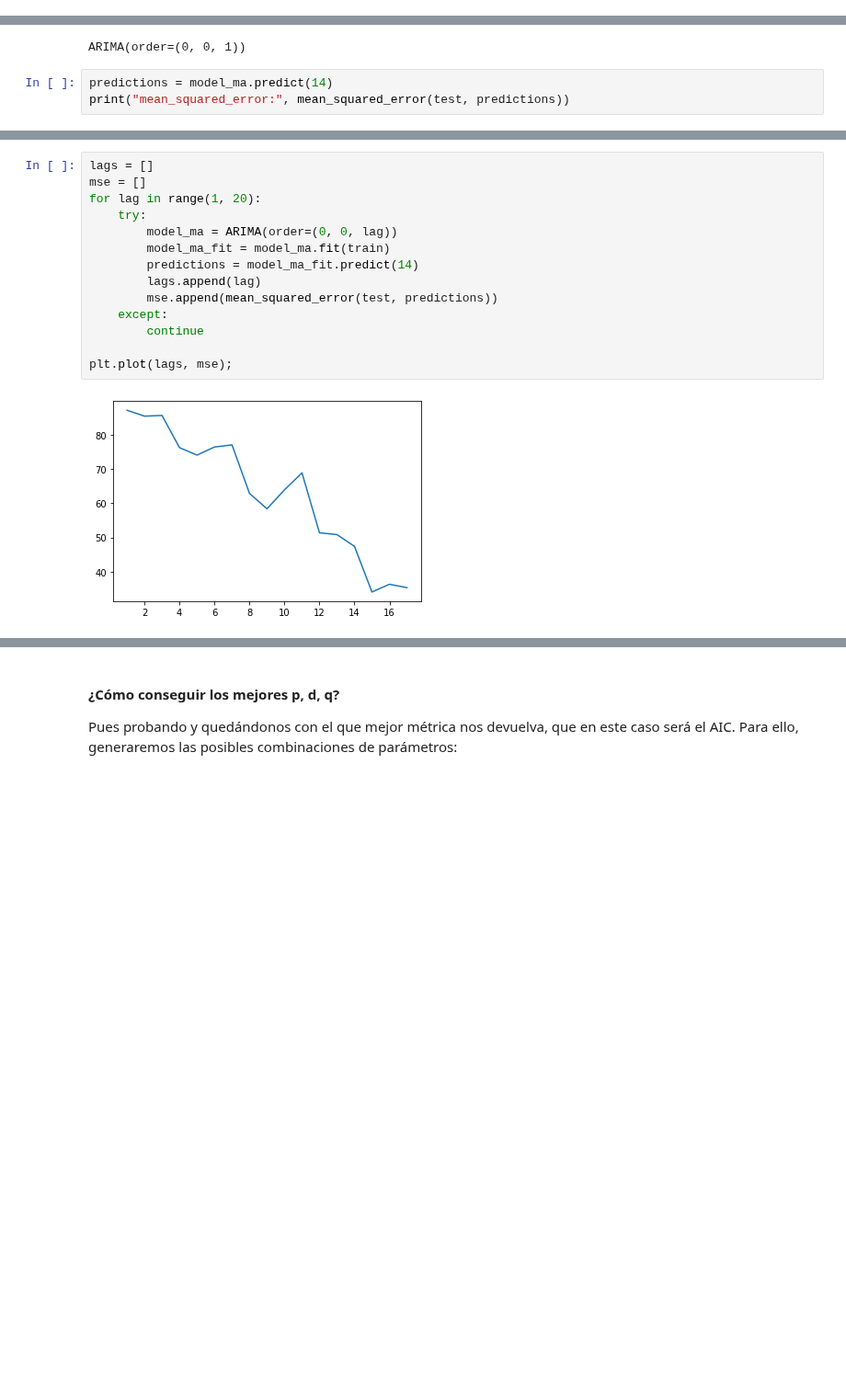
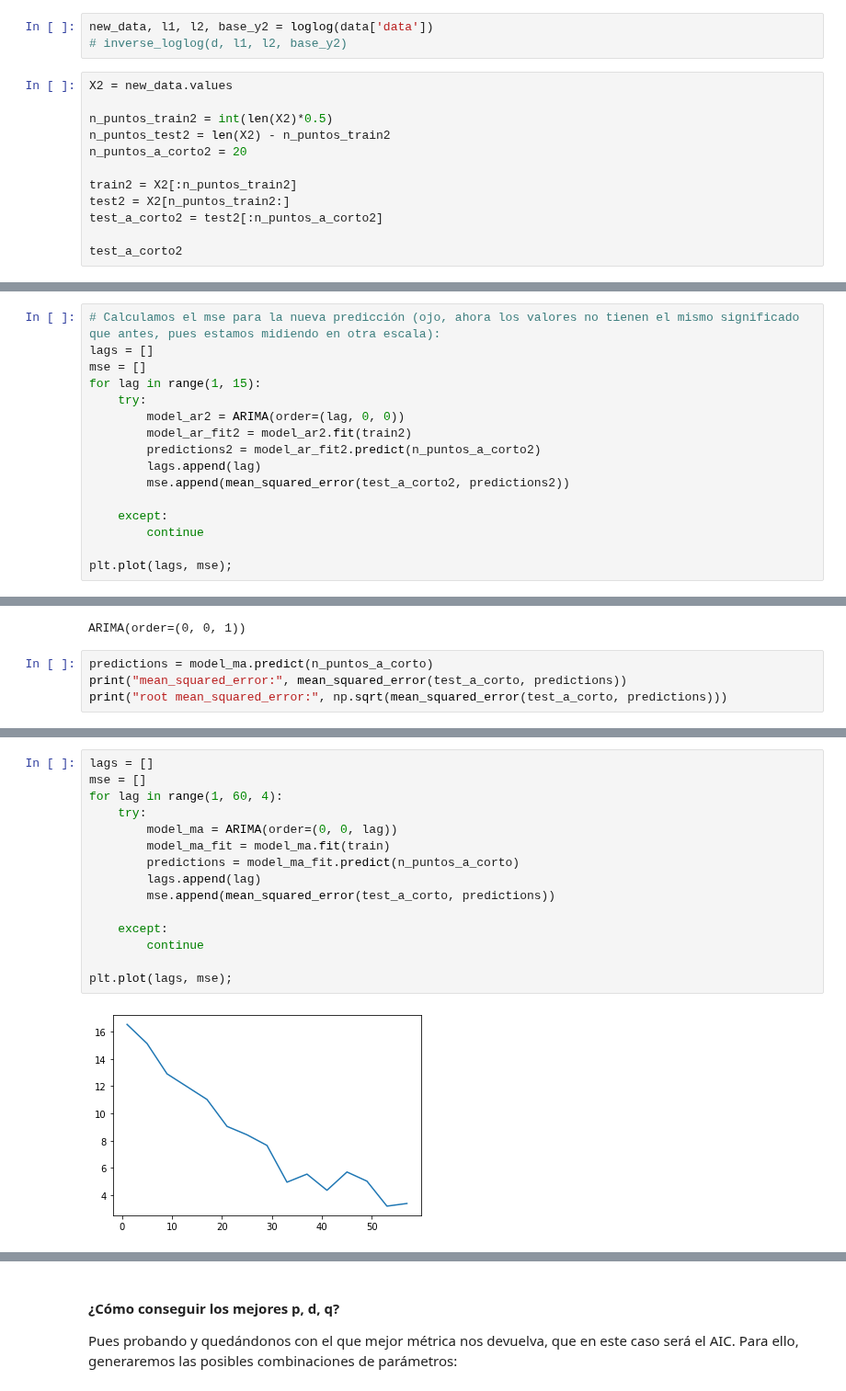
Before and after one commit to franciscocanon-thebridge/bootcamp_thebridge_PTSep20, a Jupyter notebook: Bloque 3 - Machine Learning/03_Time_Series/03_ARIMA.ipynb, the cells around one changed output, grey strips where cells are left out. Shown at 92% size. Drawn from its saved outputs; the diff is of its cells as text; blank space fills up the shorter version.

```diff
--- a/Bloque 3 - Machine Learning/03_Time_Series/03_ARIMA.ipynb
+++ b/Bloque 3 - Machine Learning/03_Time_Series/03_ARIMA.ipynb
@@ -204,0 +318,15 @@ Podemos observar que hasta que llegamos a una ventana de 5 (umbral que se corres
+# %%
+new_data, l1, l2, base_y2 = loglog(data['data'])
+# inverse_loglog(d, l1, l2, base_y2)
+# %%
+X2 = new_data.values
+
+n_puntos_train2 = int(len(X2)*0.5)
+n_puntos_test2 = len(X2) - n_puntos_train2
+n_puntos_a_corto2 = 20
+
+train2 = X2[:n_puntos_train2]
+test2 = X2[n_puntos_train2:]
+test_a_corto2 = test2[:n_puntos_a_corto2]
+
+test_a_corto2
@@ -204,0 +338,16 @@ Podemos observar que hasta que llegamos a una ventana de 5 (umbral que se corres
+# %%
+# Calculamos el mse para la nueva predicción (ojo, ahora los valores no tienen el mismo significado que antes, pues estamos midiendo en otra escala):
+lags = []
+mse = []
+for lag in range(1, 15):
+    try:
+        model_ar2 = ARIMA(order=(lag, 0, 0))
+        model_ar_fit2 = model_ar2.fit(train2)
+        predictions2 = model_ar_fit2.predict(n_puntos_a_corto2)
+        lags.append(lag)
+        mse.append(mean_squared_error(test_a_corto2, predictions2))
+
+    except:
+        continue
+
+plt.plot(lags, mse);
@@ -212,6 +422,7 @@ model_ma.fit(train)
 # %% [output]
 ARIMA(order=(0, 0, 1))
 # %%
-predictions = model_ma.predict(14)
-print("mean_squared_error:", mean_squared_error(test, predictions))
+predictions = model_ma.predict(n_puntos_a_corto)
+print("mean_squared_error:", mean_squared_error(test_a_corto, predictions))
+print("root mean_squared_error:", np.sqrt(mean_squared_error(test_a_corto, predictions)))
 # %% [output]
@@ -226,16 +438,17 @@ No está dando buen resultado. Probaremos entonces varios lags:
 # %%
 lags = []
 mse = []
-for lag in range(1, 20):
+for lag in range(1, 60, 4):
     try:
         model_ma = ARIMA(order=(0, 0, lag))
         model_ma_fit = model_ma.fit(train)
-        predictions = model_ma_fit.predict(14)
+        predictions = model_ma_fit.predict(n_puntos_a_corto)
         lags.append(lag)
-        mse.append(mean_squared_error(test, predictions))
+        mse.append(mean_squared_error(test_a_corto, predictions))
+
     except:
         continue
 
 plt.plot(lags, mse);
 # %% [output]
-[figure, old version]
+[figure, new version]
```
Also changed, not shown: parts of 109 cells of this notebook, 4 other files.
